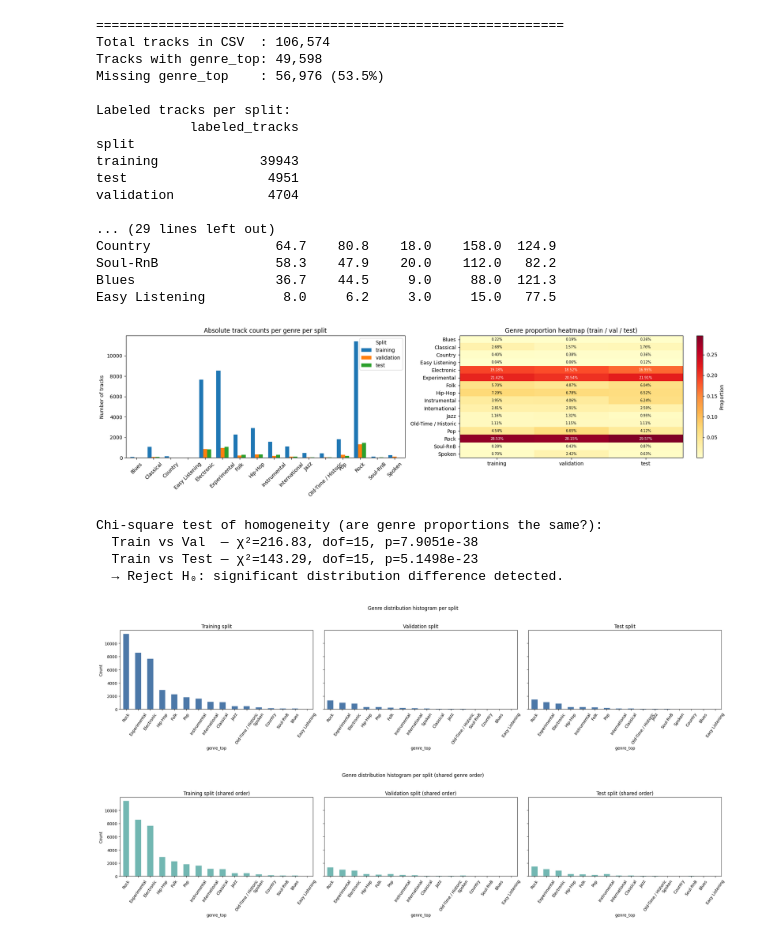
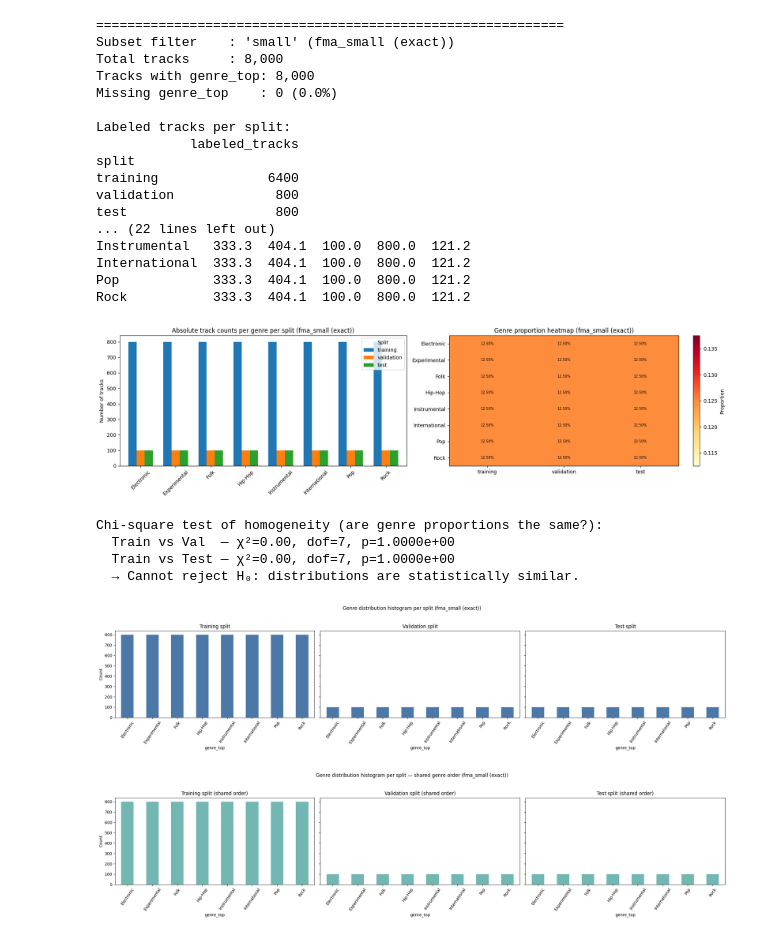
Before and after one commit to howienguyen/machine-learning-1, a Jupyter notebook: MelCNN-MGR/notebooks/Data-Understanding-Train-Val-Test-Genre-Distribution.ipynb, the cells around one changed output. Cells and saved outputs as stored; diff of their text form; code cells hidden in the pictures.

```diff
--- a/MelCNN-MGR/notebooks/Data-Understanding-Train-Val-Test-Genre-Distribution.ipynb
+++ b/MelCNN-MGR/notebooks/Data-Understanding-Train-Val-Test-Genre-Distribution.ipynb
@@ -63,3 +91,29 @@ import matplotlib.pyplot as plt
 # %%
+
 # Load metadata (adjust path)
 tracks = pd.read_csv("../../FMA/fma_metadata/tracks.csv", header=[0,1], index_col=0)
+
+# ── Apply subset filter safely ───────────────────────────────────────────────
+# IMPORTANT:
+# Do not compare subset labels as plain strings such as <= "small".
+# That is a lexicographic comparison, not FMA subset logic, and it can include
+# unintended rows from medium/large. Use an explicit ordered mapping instead.
+subset_order = ["small", "medium", "large"]
+
+if SUBSET is None:
+    _subset_label = "all subsets"
+else:
+    if SUBSET not in subset_order:
+        raise ValueError(f"Unsupported SUBSET={SUBSET!r}; expected one of {subset_order} or None")
+    if SUBSET_MODE == "exact":
+        tracks = tracks[tracks[("set", "subset")] == SUBSET]
+        _subset_label = f"fma_{SUBSET} (exact)"
+    elif SUBSET_MODE == "cumulative":
+        allowed_subsets = subset_order[:subset_order.index(SUBSET) + 1]
+        tracks = tracks[tracks[("set", "subset")].isin(allowed_subsets)]
+        _subset_label = f"fma_{SUBSET} (cumulative: {', '.join(allowed_subsets)})"
+    else:
+        raise ValueError("SUBSET_MODE must be 'exact' or 'cumulative'")
+
+print(f"Subset filter : SUBSET={SUBSET!r}, SUBSET_MODE={SUBSET_MODE!r}")
+print(f"Tracks kept   : {len(tracks):,} ({_subset_label})")
@@ -153,4 +385,5 @@ JSD(train, test): 0.004856651814523141
 # %%
+
 from scipy.stats import entropy as scipy_entropy
 
 # ── A) Split-level summary ────────────────────────────────────────────────────
@@ -162,7 +395,8 @@ split_sizes = df["split"].value_counts().rename("labeled_tracks")
 split_summary = pd.DataFrame(split_sizes)
 split_summary.index.name = "split"
 print("=" * 60)
-print(f"Total tracks in CSV  : {total_tracks:,}")
+print(f"Subset filter    : {SUBSET!r} ({_subset_label})")
+print(f"Total tracks     : {total_tracks:,}")
 print(f"Tracks with genre_top: {labeled_tracks:,}")
 print(f"Missing genre_top    : {missing_labels:,} ({missing_labels/total_tracks:.1%})")
 print()
@@ -181,9 +415,10 @@ for split in ["training", "validation", "test"]:
 print()
 
 # ── C) Shannon entropy & effective number of classes per split ───────────────
+n_classes = len(counts)
 print("=" * 60)
 print("Shannon entropy & effective number of classes per split:")
-print(f"  (max possible entropy for 16 classes = {np.log(len(counts)):.4f} nats)")
+print(f"  (max possible entropy for {n_classes} classes = {np.log(n_classes):.4f} nats)")
 for split in ["training", "validation", "test"]:
     p    = counts[split] / counts[split].sum()
     h    = scipy_entropy(p)           # nats
@@ -203,23 +438,24 @@ genre_stats = genre_stats.sort_values("mean", ascending=False)
 print(genre_stats.to_string())
 # %% [output]
 ============================================================
-Total tracks in CSV  : 106,574
-Tracks with genre_top: 49,598
-Missing genre_top    : 56,976 (53.5%)
+Subset filter    : 'small' (fma_small (exact))
+Total tracks     : 8,000
+Tracks with genre_top: 8,000
+Missing genre_top    : 0 (0.0%)
 
 Labeled tracks per split:
             labeled_tracks
 split
-training             39943
-test                  4951
-validation            4704
-
-... (29 lines left out)
-Country                64.7    80.8    18.0    158.0  124.9
-Soul-RnB               58.3    47.9    20.0    112.0   82.2
-Blues                  36.7    44.5     9.0     88.0  121.3
-Easy Listening          8.0     6.2     3.0     15.0   77.5
+training              6400
+validation             800
+test                   800
+... (22 lines left out)
+Instrumental   333.3  404.1  100.0  800.0  121.2
+International  333.3  404.1  100.0  800.0  121.2
+Pop            333.3  404.1  100.0  800.0  121.2
+Rock           333.3  404.1  100.0  800.0  121.2
 # %%
+
 import scipy.stats as scipy_stats
 
 # ── 5A) Absolute-count bar chart ──────────────────────────────────────────────
@@ -228,7 +464,7 @@ fig, axes = plt.subplots(1, 2, figsize=(18, 5))
 counts[["training", "validation", "test"]].plot(
     kind="bar", ax=axes[0], width=0.7
 )
-axes[0].set_title("Absolute track counts per genre per split")
+axes[0].set_title(f"Absolute track counts per genre per split ({_subset_label})")
 axes[0].set_ylabel("Number of tracks")
 axes[0].set_xlabel("")
 axes[0].tick_params(axis="x", rotation=45)
@@ -240,40 +476,41 @@ im = axes[1].imshow(heatmap_data.values, aspect="auto", cmap="YlOrRd")
 axes[1].set_xticks(range(len(heatmap_data.columns)))
 axes[1].set_xticklabels(heatmap_data.columns)
 axes[1].set_yticks(range(len(heatmap_data.index)))
 axes[1].set_yticklabels(heatmap_data.index)
-axes[1].set_title("Genre proportion heatmap (train / val / test)")
+axes[1].set_title(f"Genre proportion heatmap ({_subset_label})")
 plt.colorbar(im, ax=axes[1], label="Proportion")
 
 for i in range(len(heatmap_data.index)):
     for j in range(len(heatmap_data.columns)):
         val = heatmap_data.values[i, j]
         axes[1].text(j, i, f"{val:.2%}", ha="center", va="center", fontsize=7,
                      color="black" if val < 0.15 else "white")
 
 plt.tight_layout()
 plt.show()
 
 # ── 5C) Chi-square test of homogeneity ───────────────────────────────────────
 chi2_tv, p_tv, dof_tv, _ = scipy_stats.chi2_contingency(
     counts[["training", "validation"]].values
 )
 chi2_tt, p_tt, dof_tt, _ = scipy_stats.chi2_contingency(
     counts[["training", "test"]].values
 )
 print("Chi-square test of homogeneity (are genre proportions the same?):")
 print(f"  Train vs Val  — χ²={chi2_tv:.2f}, dof={dof_tv}, p={p_tv:.4e}")
 print(f"  Train vs Test — χ²={chi2_tt:.2f}, dof={dof_tt}, p={p_tt:.4e}")
 if p_tv > 0.05 and p_tt > 0.05:
     print("  → Cannot reject H₀: distributions are statistically similar.")
 else:
     print("  → Reject H₀: significant distribution difference detected.")
 # %% [output]
-[figure, old version]
+[figure, new version]
 Chi-square test of homogeneity (are genre proportions the same?):
-  Train vs Val  — χ²=216.83, dof=15, p=7.9051e-38
-  Train vs Test — χ²=143.29, dof=15, p=5.1498e-23
-  → Reject H₀: significant distribution difference detected.
+  Train vs Val  — χ²=0.00, dof=7, p=1.0000e+00
+  Train vs Test — χ²=0.00, dof=7, p=1.0000e+00
+  → Cannot reject H₀: distributions are statistically similar.
 # %%
+
 # 6) Distribution histograms by split (x = genre_top, y = count)
 split_order = ["training", "validation", "test"]
 fig, axes = plt.subplots(1, 3, figsize=(22, 5), sharey=True)
@@ -286,12 +523,13 @@ for axis, split_name in zip(axes, split_order):
     axis.set_ylabel("Count")
     axis.tick_params(axis="x", rotation=55)
 
-plt.suptitle("Genre distribution histogram per split", y=1.03)
+plt.suptitle(f"Genre distribution histogram per split ({_subset_label})", y=1.03)
 plt.tight_layout()
 plt.show()
 # %% [output]
-[figure, old version]
+[figure, new version]
 # %%
+
 # 7) Distribution histograms by split with shared genre order
 shared_genre_order = counts["training"].sort_values(ascending=False).index.tolist()
 split_order = ["training", "validation", "test"]
@@ -305,11 +543,11 @@ for axis, split_name in zip(axes, split_order):
     axis.set_ylabel("Count")
     axis.tick_params(axis="x", rotation=55)
 
-plt.suptitle("Genre distribution histogram per split (shared genre order)", y=1.03)
+plt.suptitle(f"Genre distribution histogram per split — shared genre order ({_subset_label})", y=1.03)
 plt.tight_layout()
 plt.show()
 # %% [output]
-[figure, old version]
+[figure, new version]
 # %% [markdown]
 ---
 
```
Also changed, not shown: parts of 8 cells of this notebook, 26 other files.
